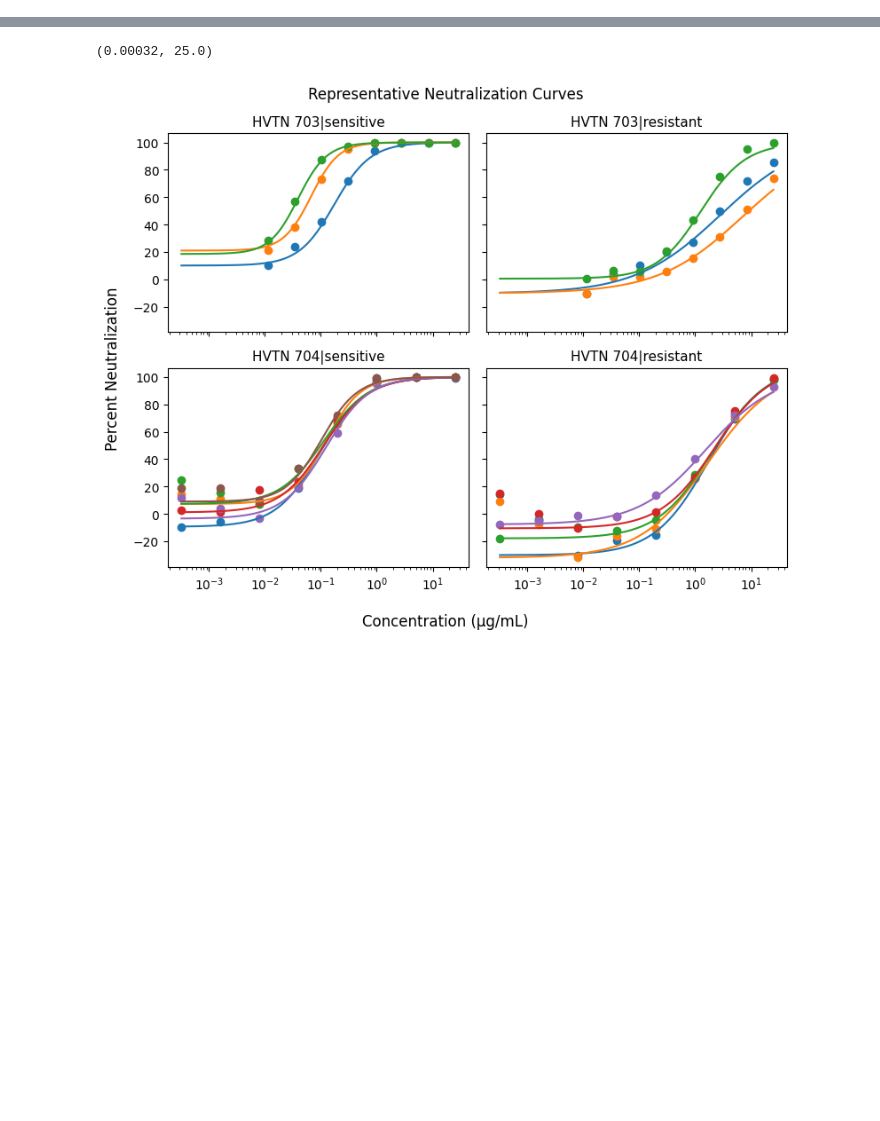
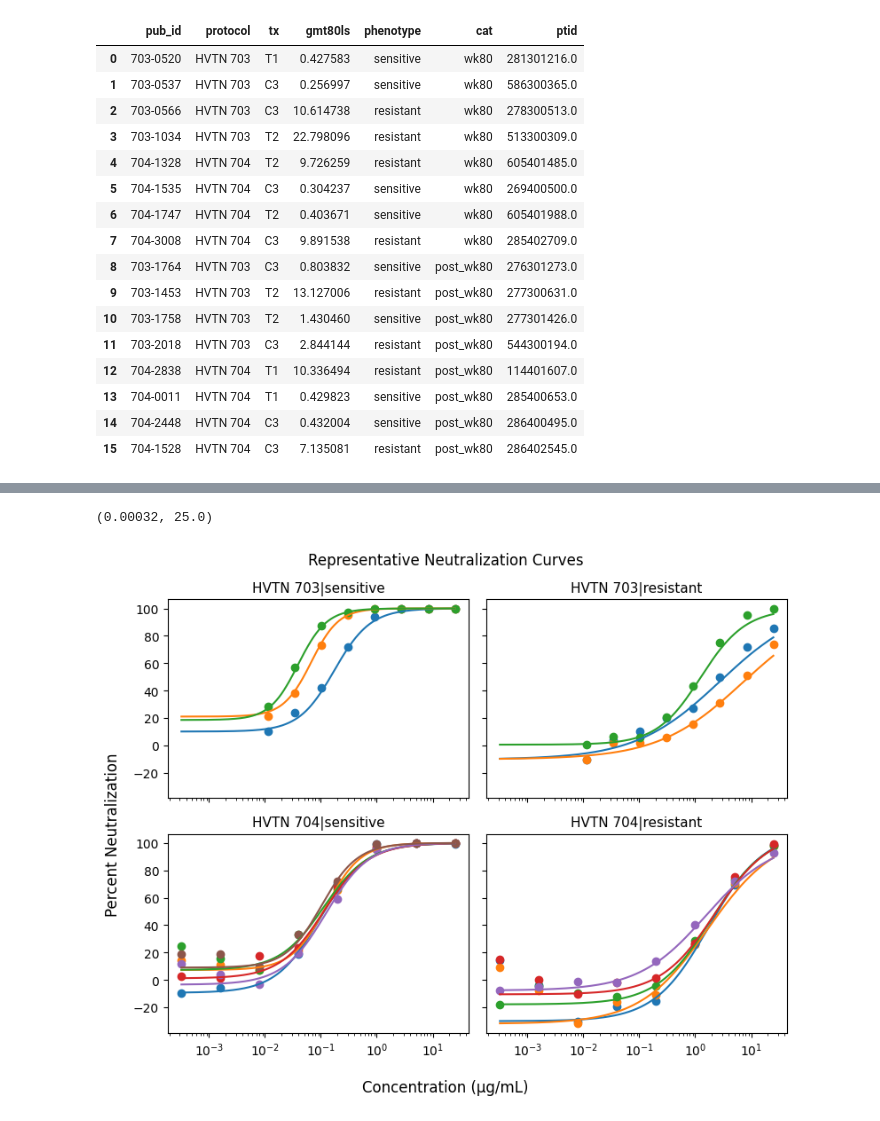
Before and after one commit to beatrixh/sdmc_adhoc, a Jupyter notebook: processing_misc/HVTN703_704/plots/AMP_sensitive_v_resistant_curves.ipynb, the cells around one changed output, grey strips where cells are left out. Drawn from its saved outputs; the diff is of its cells as text; code cells hidden in the pictures; blank space fills up the shorter version.

```diff
--- a/processing_misc/HVTN703_704/plots/AMP_sensitive_v_resistant_curves.ipynb
+++ b/processing_misc/HVTN703_704/plots/AMP_sensitive_v_resistant_curves.ipynb
@@ -32,6 +32,26 @@ pubids703.pub_id = pubids703.pub_id.astype(str)
 pubids704.pub_id = pubids704.pub_id.astype(str)
 pubids = pd.concat([pubids703, pubids704])
 df = df.merge(pubids[['pub_id','ptid']], how='left')
+# %%
+df
+# %% [output]
+|  | pub_id | protocol | tx | gmt80ls | phenotype | cat | ptid |
+| 0 | 703-0520 | HVTN 703 | T1 | 0.427583 | sensitive | wk80 | 281301216.0 |
+| 1 | 703-0537 | HVTN 703 | C3 | 0.256997 | sensitive | wk80 | 586300365.0 |
+| 2 | 703-0566 | HVTN 703 | C3 | 10.614738 | resistant | wk80 | 278300513.0 |
+| 3 | 703-1034 | HVTN 703 | T2 | 22.798096 | resistant | wk80 | 513300309.0 |
+| 4 | 704-1328 | HVTN 704 | T2 | 9.726259 | resistant | wk80 | 605401485.0 |
+| 5 | 704-1535 | HVTN 704 | C3 | 0.304237 | sensitive | wk80 | 269400500.0 |
+| 6 | 704-1747 | HVTN 704 | T2 | 0.403671 | sensitive | wk80 | 605401988.0 |
+| 7 | 704-3008 | HVTN 704 | C3 | 9.891538 | resistant | wk80 | 285402709.0 |
+| 8 | 703-1764 | HVTN 703 | C3 | 0.803832 | sensitive | post_wk80 | 276301273.0 |
+| 9 | 703-1453 | HVTN 703 | T2 | 13.127006 | resistant | post_wk80 | 277300631.0 |
+| 10 | 703-1758 | HVTN 703 | T2 | 1.430460 | sensitive | post_wk80 | 277301426.0 |
+| 11 | 703-2018 | HVTN 703 | C3 | 2.844144 | resistant | post_wk80 | 544300194.0 |
+| 12 | 704-2838 | HVTN 704 | T1 | 10.336494 | resistant | post_wk80 | 114401607.0 |
+| 13 | 704-0011 | HVTN 704 | T1 | 0.429823 | sensitive | post_wk80 | 285400653.0 |
+| 14 | 704-2448 | HVTN 704 | C3 | 0.432004 | sensitive | post_wk80 | 286400495.0 |
+| 15 | 704-1528 | HVTN 704 | C3 | 7.135081 | resistant | post_wk80 | 286402545.0 |
 # %%
 # merge on isolate names
 bids704 = pd.read_csv("/trials/vaccine/p704/s670/qdata/VSEQ/breakthrough/HVTN704_VSEQ_20211004.txt", sep="\t")
```
Also changed, not shown: parts of 7 cells of this notebook.
